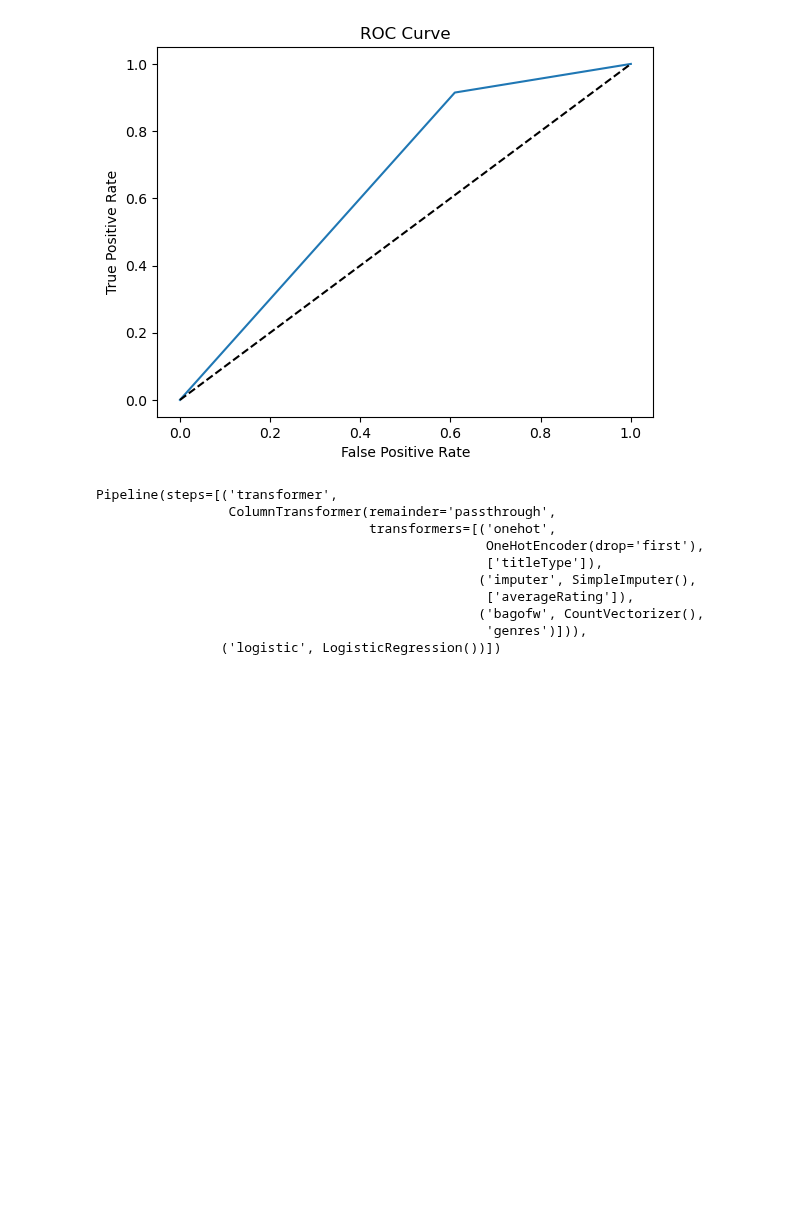
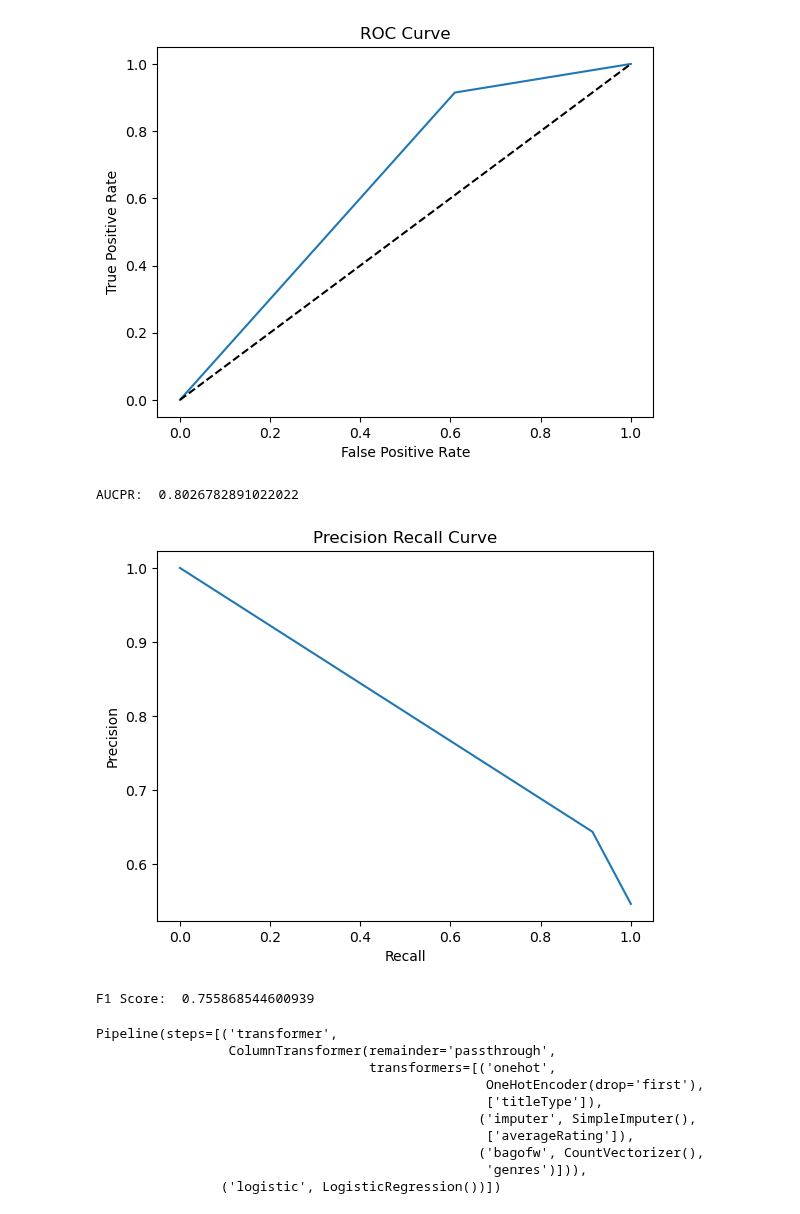
Before and after one commit to Joeyzect/Netflix_ALab_2022, a Jupyter notebook: notebooks/03-joseph-modelingscratch.ipynb, the cells around one changed output. Drawn from its saved outputs; the diff is of its cells as text; code cells hidden in the pictures; blank space fills up the shorter version.

Commit message:
added charts and scores

```diff
--- a/notebooks/03-joseph-modelingscratch.ipynb
+++ b/notebooks/03-joseph-modelingscratch.ipynb
@@ -159,6 +159,32 @@ plt.show()
 Accuracy:  0.6770186335403726
 AUC:  0.6525918430884184
 [figure]
+# %%
+#calculate precision recall
+from sklearn.metrics import precision_recall_curve
+
+precision, recall, thresholds = precision_recall_curve(movies_test_Y, y_pred)
+
+#auc of precision recall curve
+from sklearn.metrics import auc
+
+print("AUCPR: ", auc(recall, precision))
+
+plt.plot(recall, precision)
+plt.xlabel('Recall')
+plt.ylabel('Precision')
+plt.title('Precision Recall Curve')
+plt.show()
+
+#calculate f1 score
+from sklearn.metrics import f1_score
+
+f1_score(movies_test_Y, y_pred)
+print("F1 Score: ", f1_score(movies_test_Y, y_pred))
+# %% [output]
+AUCPR:  0.8026782891022022
+[figure, added]
+F1 Score:  0.755868544600939
 # %%
 logistic.fit(movies_train_X, movies_train_Y)
 # %% [output]
```
